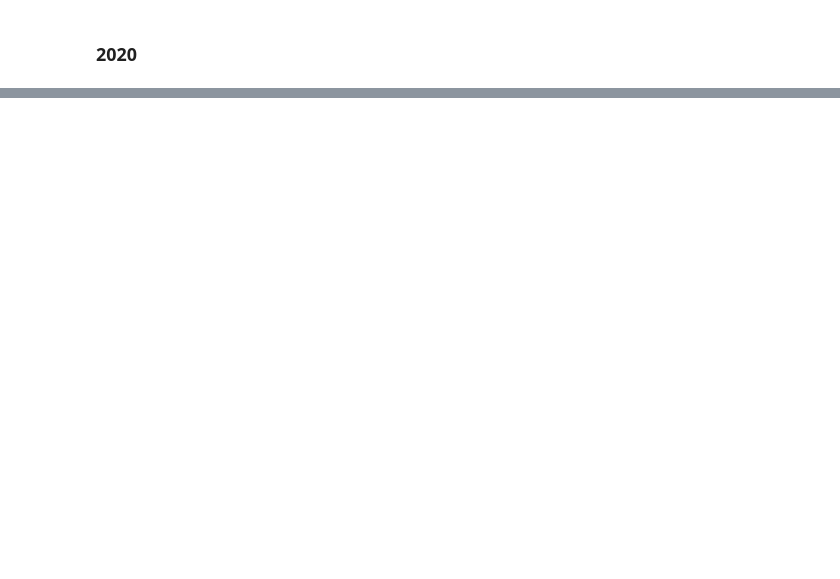
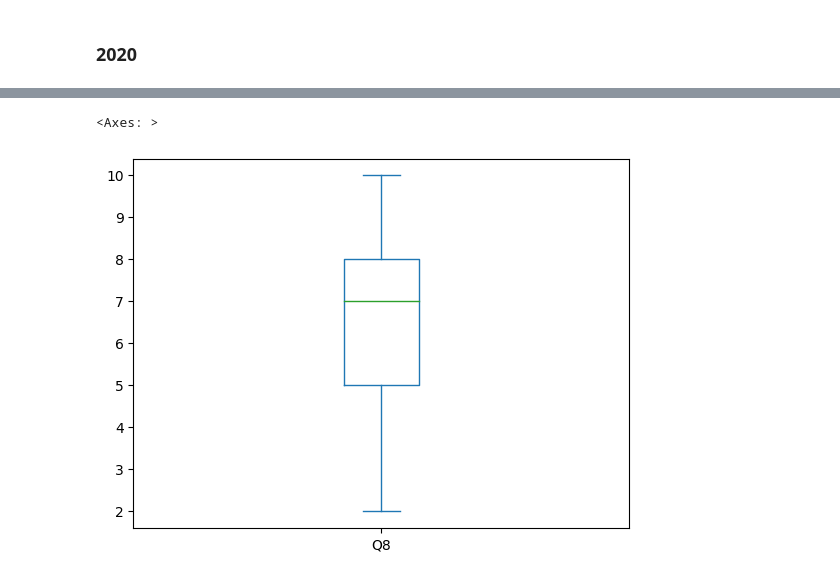
Before and after one commit to SabrinaDantas/projeto_coleta_e_preparacao_pucrs, a Jupyter notebook: projeto_coleta_e_preparacao_fase02.ipynb, the cells around one changed output, grey strips where cells are left out. Cells and saved outputs as stored; diff of their text form; code cells hidden in the pictures; blank space fills up the shorter version.

```diff
--- a/projeto_coleta_e_preparacao_fase02.ipynb
+++ b/projeto_coleta_e_preparacao_fase02.ipynb
@@ -299,0 +668,2 @@ df_2020_completo.rename(columns={'2020': 'Q18'}, inplace=True)
+# %%
+df.fillna('N/A', inplace=True)
@@ -299,0 +732,5 @@ df_2020_completo.rename(columns={'2020': 'Q18'}, inplace=True)
+# %%
+# Remove as linhas que estão duplicadas
+print('Número de linhas antes de descartar duplicatas = %d' % (df.shape[0]))
+df.drop_duplicates(inplace=True)
+print('Número de linhas após o descarte de duplicatas = %d' % (df.shape[0]))
@@ -299,0 +759,12 @@ df_2020_completo.rename(columns={'2020': 'Q18'}, inplace=True)
+# %%
+# Média, desvio padrão e limites
+
+mean = df['Q8'].mean()
+std_dev = df['Q8'].std()
+
+limite_superior = mean + 1.5 * std_dev
+limite_inferior = mean - 1.5 * std_dev
+
+print(limite_superior)
+print(limite_inferior)
+print(mean)
@@ -299,0 +797,10 @@ df_2020_completo.rename(columns={'2020': 'Q18'}, inplace=True)
+# %%
+# Retirando os outliers
+
+df.loc[df['Q8'] > limite_superior, 'Q8'] = mean
+df.loc[df['Q8'] < limite_inferior, 'Q8'] = mean
+# %%
+df['Q8'].plot(kind='box')
+# %% [output]
+<Axes: >
+[figure, added]
```
Also changed, not shown: parts of 121 cells of this notebook.
